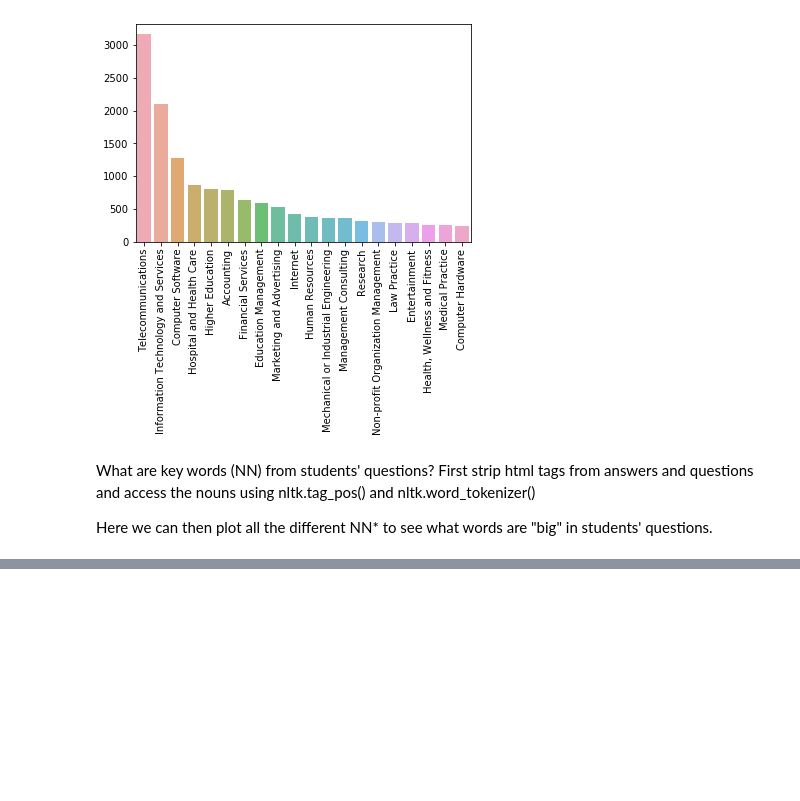
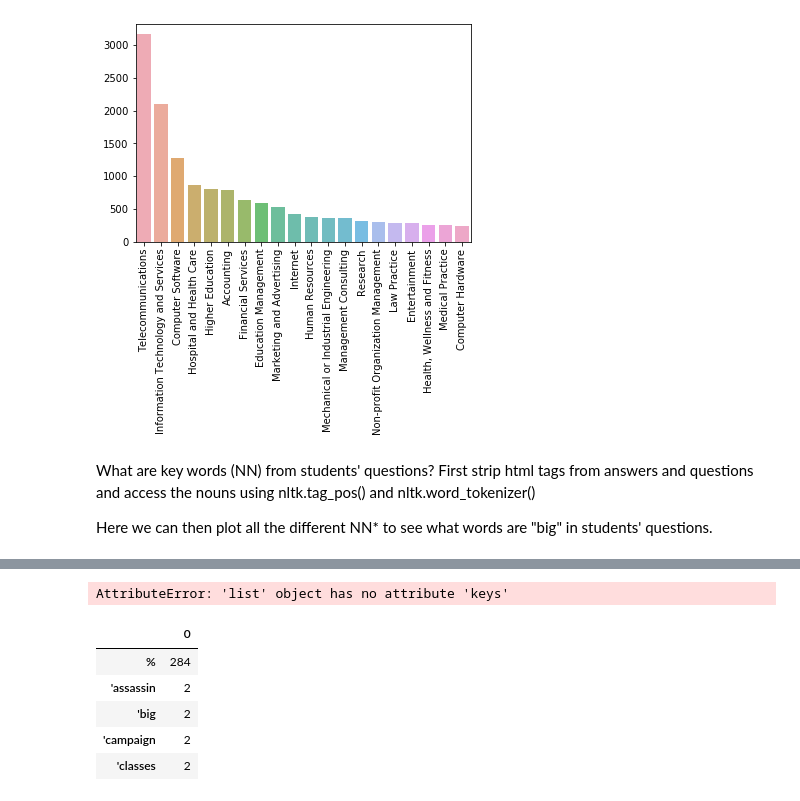
Before and after one commit to alisonn/gdso_2019, a Jupyter notebook: exploratory_data_analysis.ipynb, the cells around one changed output, grey strips where cells are left out. Saved outputs shown, nothing was run; the diff lists cells and outputs as text; code cells hidden in the pictures; blank space fills up the shorter version.

Commit message:
start noun analysis of questions

```diff
--- a/exploratory_data_analysis.ipynb
+++ b/exploratory_data_analysis.ipynb
@@ -197,7 +197,7 @@ def idNounsFromText(words, t) -> dict:
             if current in words.keys():
                 words[current] += 1
             else:
-                words[current] = 0
+                words[current] = 1
     return w
 
 #print(a)
@@ -207,0 +226,19 @@ for k,v in w.items():
+# %%
+#for k in w.keys():
+#    print(type((w,w[k])))
+#pd.DataFrame(w, index=0).T
+l = ["Noun", "Frequency"]
+noun_df = pd.DataFrame.from_records([w,l])
+# %% [output]
+AttributeError: 'list' object has no attribute 'keys'
+# %%
+noun_df.head()
+#print(noun_df.sort_values(by=0, ascending= False).head(10))
+#noun_df.plot.bar(y='0')
+# %% [output]
+|  | 0 |
+| % | 284 |
+| 'assassin | 2 |
+| 'big | 2 |
+| 'campaign | 2 |
+| 'classes | 2 |
```
Also changed, not shown: parts of 1 cell of this notebook.
